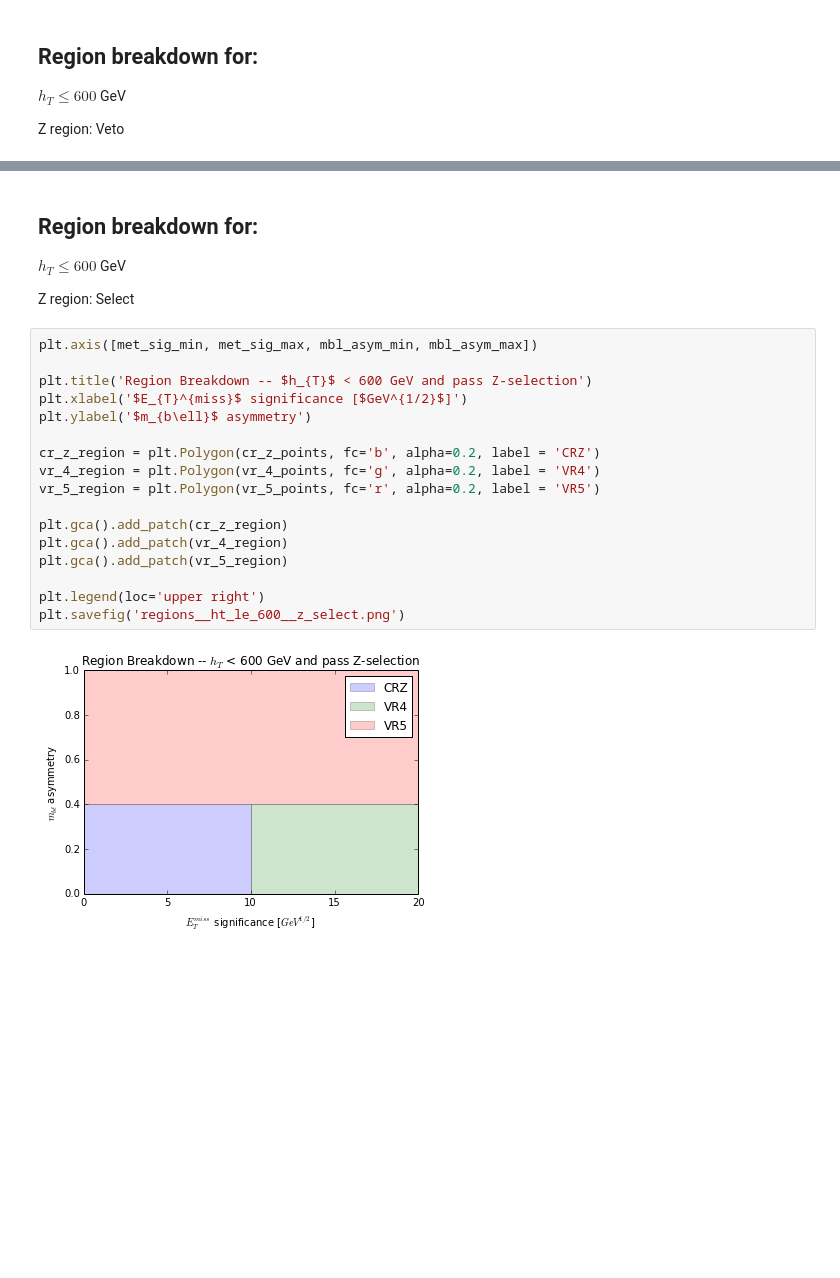
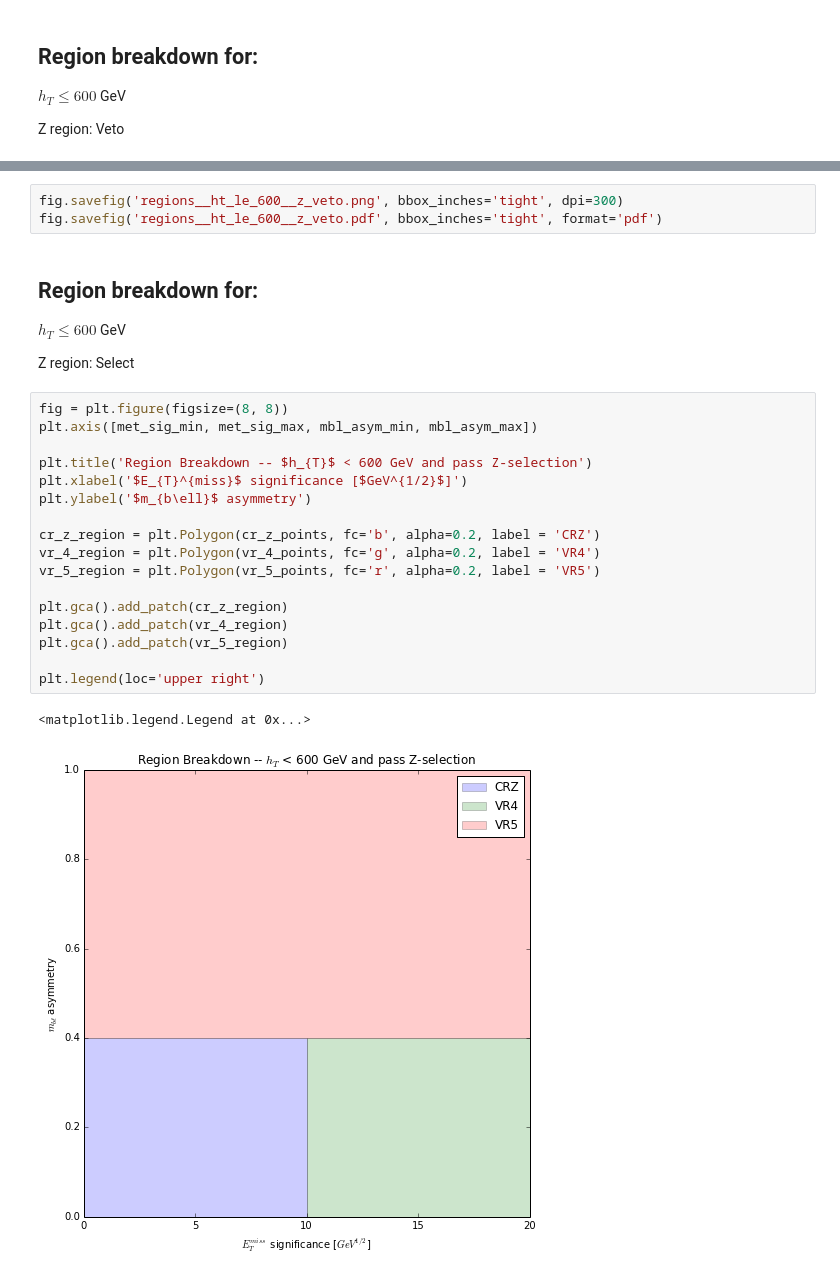
Before and after one commit to bdjackson/BMinusLSmallStudies, a Jupyter notebook: RegionPlots/DrawRegions.ipynb, the cells around one changed output, grey strips where cells are left out. Cells and saved outputs as stored; diff of their text form; blank space fills up the shorter version.

```diff
--- a/RegionPlots/DrawRegions.ipynb
+++ b/RegionPlots/DrawRegions.ipynb
@@ -210,3 +225,6 @@ plt.savefig('regions__ht_le_600__z_veto.png')
+# %%
+fig.savefig('regions__ht_le_600__z_veto.png', bbox_inches='tight', dpi=300)
+fig.savefig('regions__ht_le_600__z_veto.pdf', bbox_inches='tight', format='pdf')
 # %% [markdown]
 Region breakdown for:
 ---------------------
@@ -215,21 +233,22 @@ $h_T \le 600$ GeV
 
 Z region: Select
 # %%
+fig = plt.figure(figsize=(8, 8))
 plt.axis([met_sig_min, met_sig_max, mbl_asym_min, mbl_asym_max])
 
 plt.title('Region Breakdown -- $h_{T}$ < 600 GeV and pass Z-selection')
 plt.xlabel('$E_{T}^{miss}$ significance [$GeV^{1/2}$]')
 plt.ylabel('$m_{b\ell}$ asymmetry')
 
 cr_z_region = plt.Polygon(cr_z_points, fc='b', alpha=0.2, label = 'CRZ')
 vr_4_region = plt.Polygon(vr_4_points, fc='g', alpha=0.2, label = 'VR4')
 vr_5_region = plt.Polygon(vr_5_points, fc='r', alpha=0.2, label = 'VR5')
 
 plt.gca().add_patch(cr_z_region)
 plt.gca().add_patch(vr_4_region)
 plt.gca().add_patch(vr_5_region)
 
 plt.legend(loc='upper right')
-plt.savefig('regions__ht_le_600__z_select.png')
 # %% [output]
+<matplotlib.legend.Legend at 0x...>
-[figure, old version]
+[figure, new version]
```
Also changed, not shown: parts of 12 cells of this notebook, 2 other files.
